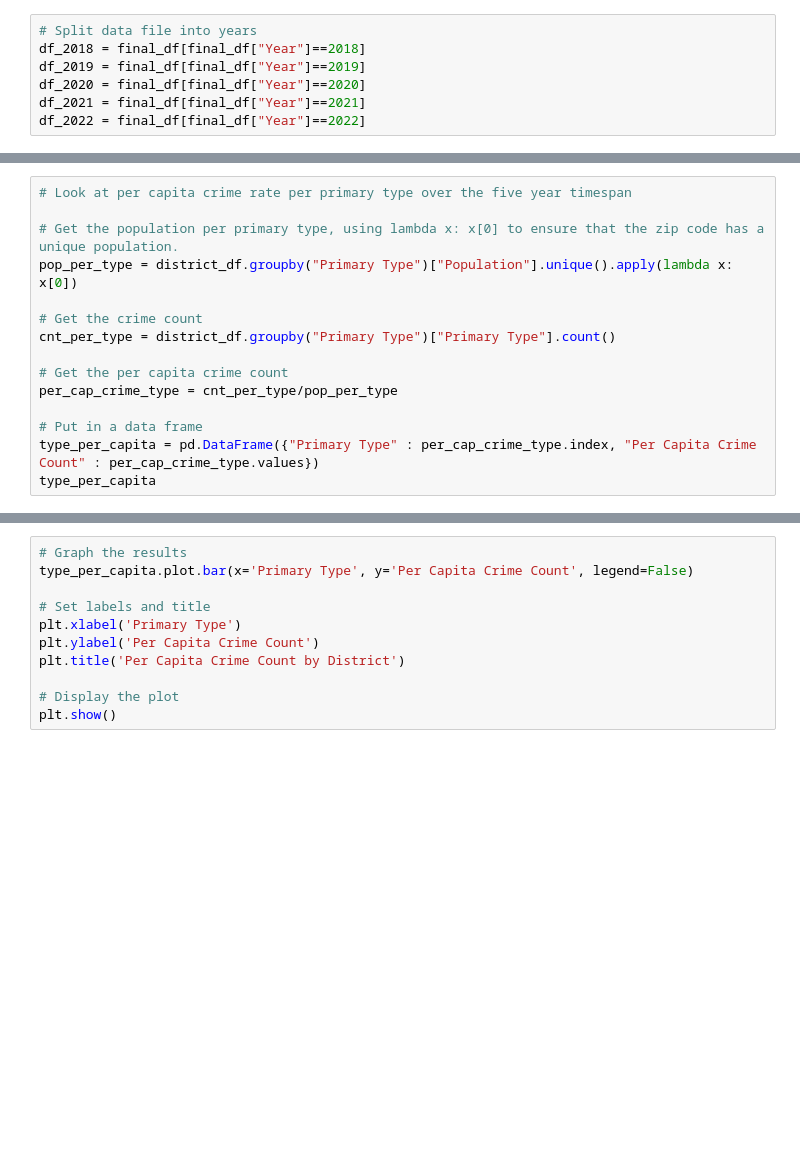
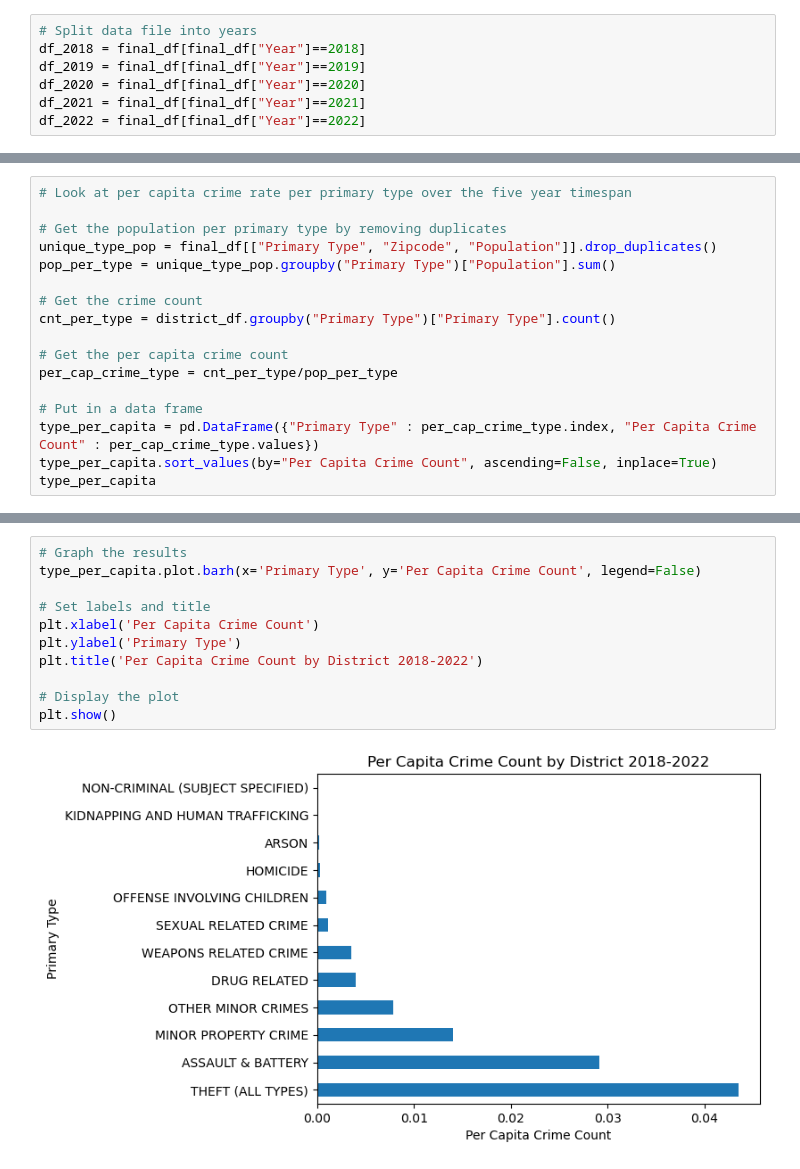
Before and after one commit to jmpealy/project1, a Jupyter notebook: Population_Analysis_Only.ipynb, the cells around one changed output, grey strips where cells are left out. Drawn from its saved outputs; the diff is of its cells as text; blank space fills up the shorter version.

```diff
--- a/Population_Analysis_Only.ipynb
+++ b/Population_Analysis_Only.ipynb
@@ -81,8 +160,9 @@ plt.show()
 # %%
 # Look at per capita crime rate per primary type over the five year timespan
 
-# Get the population per primary type, using lambda x: x[0] to ensure that the zip code has a unique population.
-pop_per_type = district_df.groupby("Primary Type")["Population"].unique().apply(lambda x: x[0])
+# Get the population per primary type by removing duplicates
+unique_type_pop = final_df[["Primary Type", "Zipcode", "Population"]].drop_duplicates()
+pop_per_type = unique_type_pop.groupby("Primary Type")["Population"].sum()
 
 # Get the crime count
 cnt_per_type = district_df.groupby("Primary Type")["Primary Type"].count()
@@ -92,4 +172,5 @@ per_cap_crime_type = cnt_per_type/pop_per_type
 
 # Put in a data frame
 type_per_capita = pd.DataFrame({"Primary Type" : per_cap_crime_type.index, "Per Capita Crime Count" : per_cap_crime_type.values})
+type_per_capita.sort_values(by="Per Capita Crime Count", ascending=False, inplace=True)
 type_per_capita
@@ -96,11 +191,13 @@ type_per_capita
 # %%
 # Graph the results
-type_per_capita.plot.bar(x='Primary Type', y='Per Capita Crime Count', legend=False)
+type_per_capita.plot.barh(x='Primary Type', y='Per Capita Crime Count', legend=False)
 
 # Set labels and title
-plt.xlabel('Primary Type')
-plt.ylabel('Per Capita Crime Count')
-plt.title('Per Capita Crime Count by District')
+plt.xlabel('Per Capita Crime Count')
+plt.ylabel('Primary Type')
+plt.title('Per Capita Crime Count by District 2018-2022')
 
 # Display the plot
 plt.show()
+# %% [output]
+[figure, added]
```
Also changed, not shown: parts of 9 cells of this notebook.
